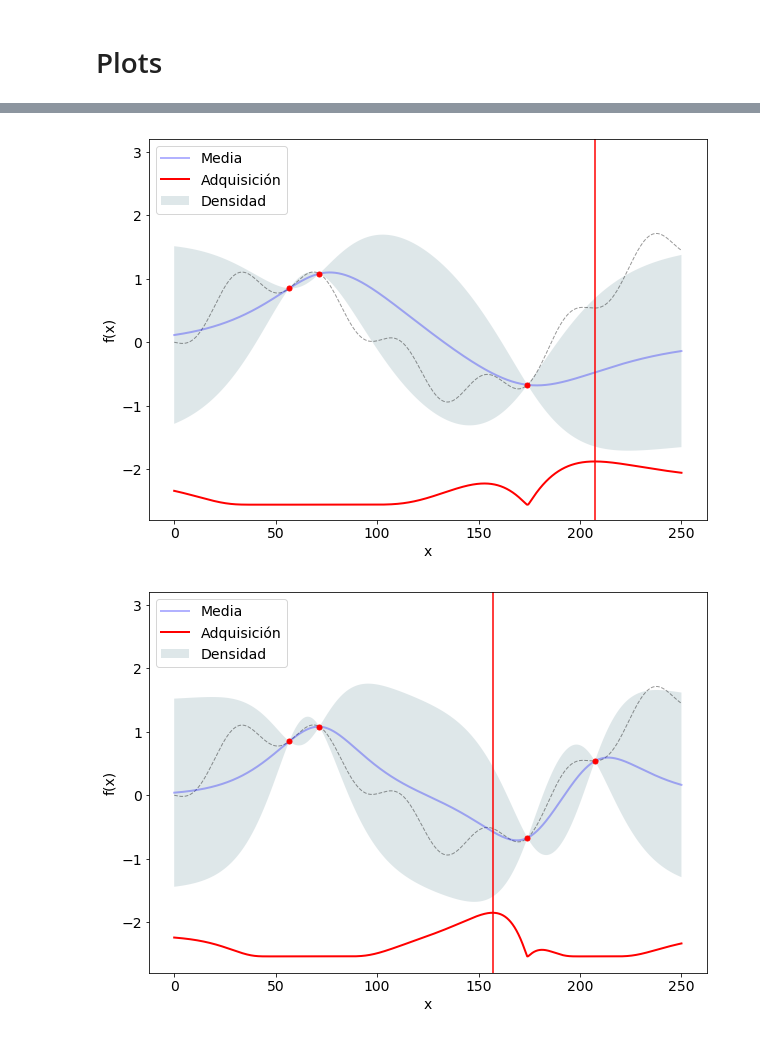
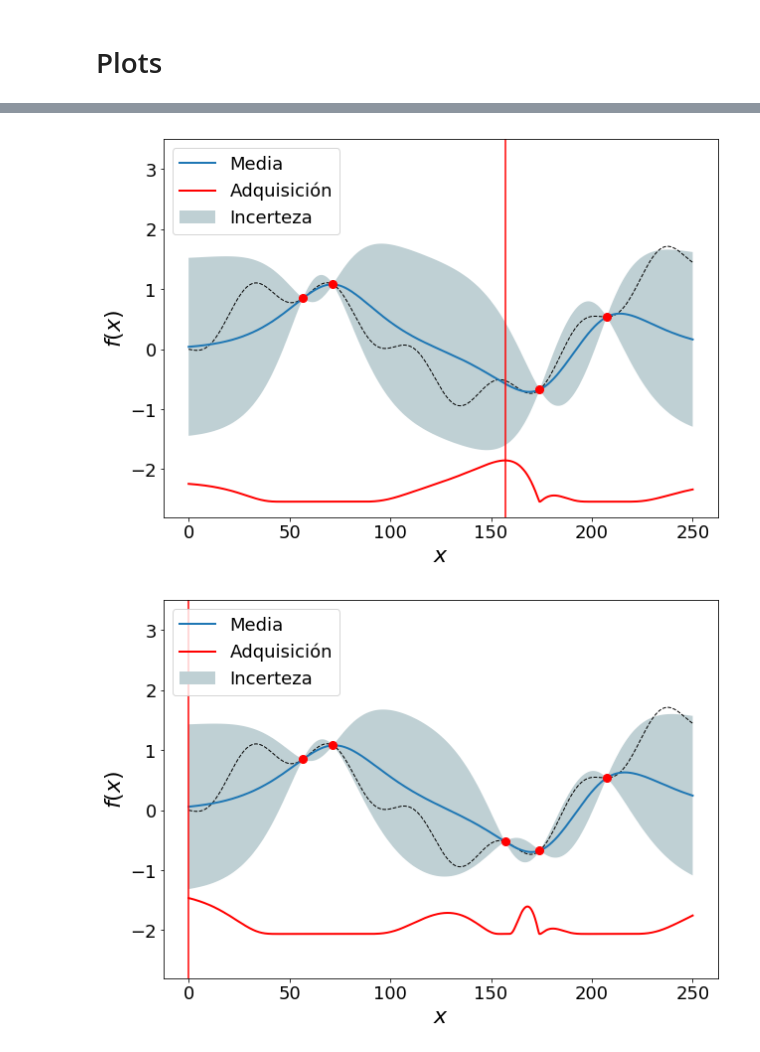
Before and after one commit to ale-mendez/2019dcm, a Jupyter notebook: charla/figures/gp/1Dexample.ipynb, the cells around one changed output, grey strips where cells are left out. Drawn from its saved outputs; the diff is of its cells as text; code cells hidden in the pictures.

Commit message:
fixed gp figures upon advisor's comments

```diff
--- a/charla/figures/gp/1Dexample.ipynb
+++ b/charla/figures/gp/1Dexample.ipynb
@@ -254,3 +294,5 @@ from matplotlib import colors as mcolors
+# %%
+mpl_darkblue_rvb =  'tab:blue'
 # %%
 def plot_gp(folder,x,y,top,bottom):
     x_grid=np.loadtxt(folder+"xgrid")
@@ -261,20 +303,19 @@ def plot_gp(folder,x,y,top,bottom):
     Ydata=np.loadtxt(folder+"Ydata")
     acqu=np.loadtxt(folder+"acquisition")
     xline=np.loadtxt(folder+"xline")
-    mpl_blue_rvb = (191. / 255., 209. / 256., 212. / 255.)
     fill_color = mpl_blue_rvb
     fig = plt.figure(figsize=(10,7))
     ax = plt.subplot(111)
-    plt.plot(x, y,'k--',lw=1,alpha = 0.4)
-    plt.plot(x_grid,m, 'b-',lw=2, alpha=0.3,label='Media')
-    ax.fill_between(x_grid, m_plus, m_less, facecolor=mpl_blue_rvb,alpha=0.5,label='Densidad')
-    plt.plot(Xdata, Ydata, 'r.', markersize=10)
+    plt.plot(x, y,'k--',lw=1)
+    plt.plot(x_grid,m,mpl_darkblue_rvb,lw=2,label='Media')
+    ax.fill_between(x_grid, m_plus, m_less, facecolor=mpl_blue_rvb,label='Incerteza')
+    plt.plot(Xdata, Ydata, 'r.', markersize=16)
     plt.plot(x_grid,acqu, 'r-',lw=2,label ='Adquisición')
     plt.axvline(x=xline,color='r')
     plt.ylim(bottom, top)
-    plt.xlabel('x',fontsize=14)
-    plt.ylabel('f(x)',fontsize=14)
-    plt.legend(loc='upper left',fontsize=14)
-    ax.tick_params(direction='out',labelsize=14)
+    plt.xlabel('$x$',fontsize=22)
+    plt.ylabel('$f(x)$',fontsize=22)
+    plt.legend(loc='upper left',fontsize=18)
+    ax.tick_params(direction='out',labelsize=18)
     plt.savefig(folder+"example.eps")
     plt.show()
@@ -281 +333,4 @@ def plot_gp(folder,x,y,top,bottom):
+# %%
+top=3.5
+bottom=-2.8
 # %%
@@ -293,4 +350,0 @@ def plot_func(folder,x,y,top,bottom):
-# %%
-top=3.2
-bottom=-2.8
-plot_func("./",x,y,top,bottom)
@@ -299,16 +385,13 @@ plot_func("./",x,y,top,bottom)
 # %%
-top=3.2
-bottom=-2.8
-plot_gp("initer/",x,y,top,bottom)
 plot_gp("eval1/",x,y,top,bottom)
 plot_gp("eval2/",x,y,top,bottom)
 plot_gp("eval3/",x,y,top,bottom)
 plot_gp("eval4/",x,y,top,bottom)
 plot_gp("eval5/",x,y,top,bottom)
 plot_gp("eval6/",x,y,top,bottom)
 plot_gp("eval7/",x,y,top,bottom)
 plot_gp("eval8/",x,y,top,bottom)
 plot_gp("eval9/",x,y,top,bottom)
 # %% [output]
-[figure, old version]
+[figure, new version]
-[figure, old version]
+[figure, new version]
```
Also changed, not shown: parts of 9 cells of this notebook, 55 other files.
